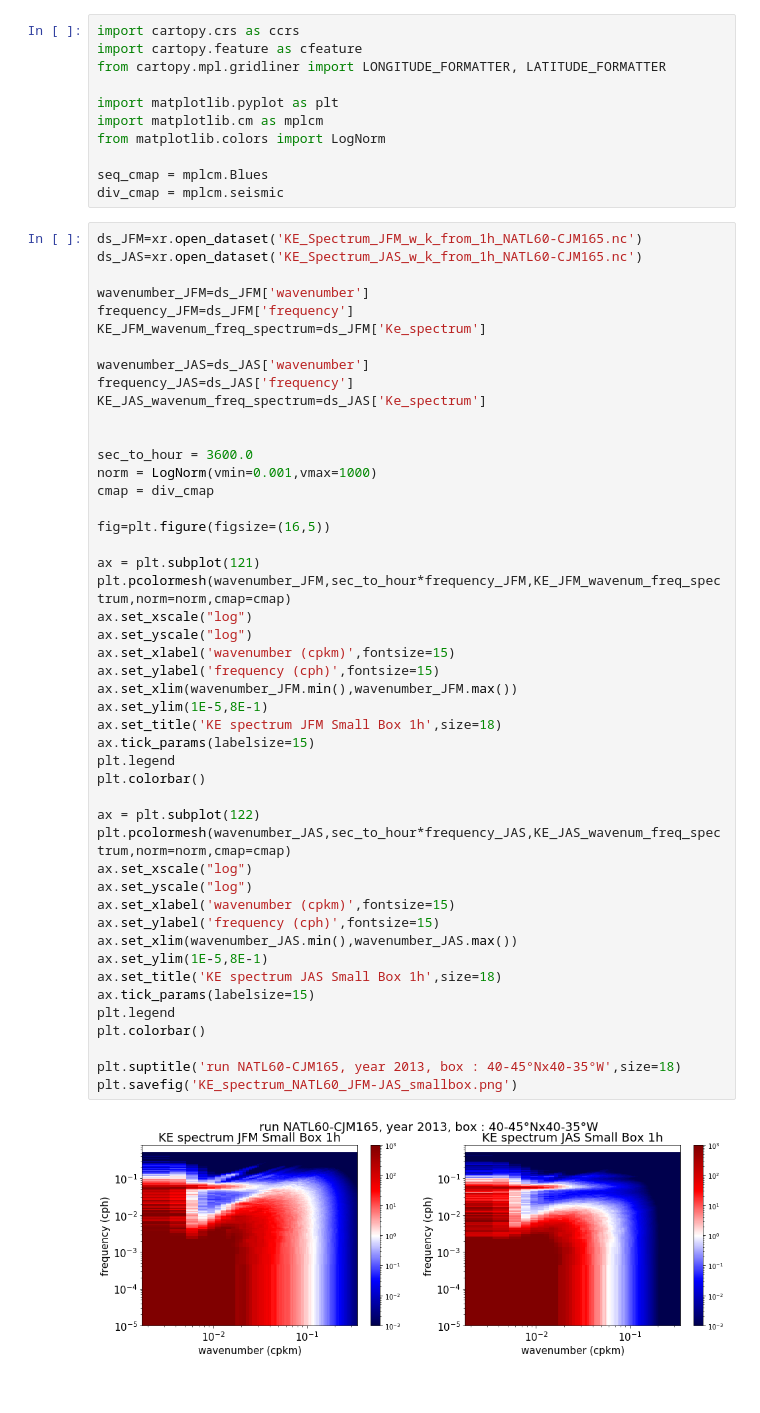
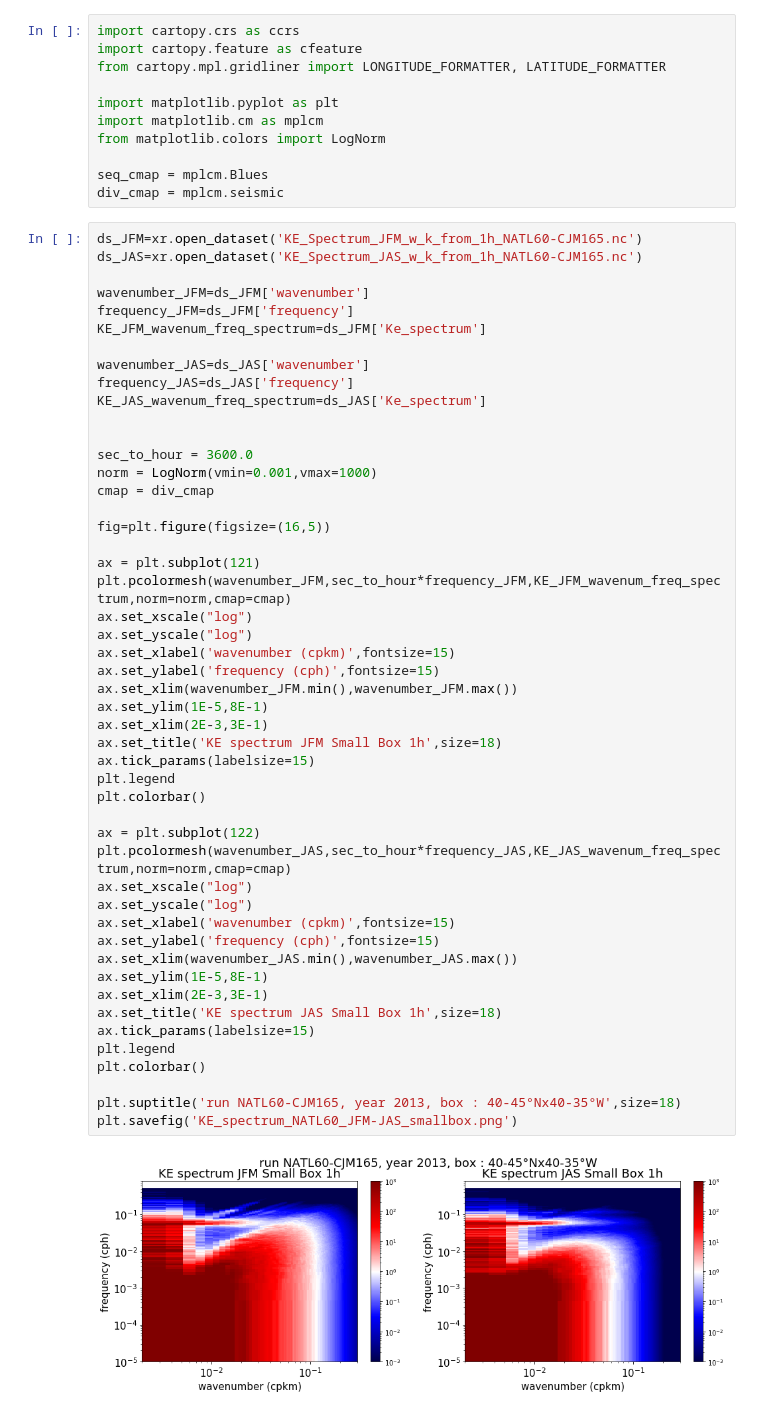
Before and after one commit to auraoupa/diags-freq-wavenumber, a Jupyter notebook: 2019-06-07-AA-KE-spectrum-wavenumber-diag-NATL60-plot-only.ipynb, the cells around one changed output. Cells and saved outputs as stored; diff of their text form.

```diff
--- a/2019-06-07-AA-KE-spectrum-wavenumber-diag-NATL60-plot-only.ipynb
+++ b/2019-06-07-AA-KE-spectrum-wavenumber-diag-NATL60-plot-only.ipynb
@@ -35,31 +35,33 @@ fig=plt.figure(figsize=(16,5))
 
 ax = plt.subplot(121)
 plt.pcolormesh(wavenumber_JFM,sec_to_hour*frequency_JFM,KE_JFM_wavenum_freq_spectrum,norm=norm,cmap=cmap)
 ax.set_xscale("log")
 ax.set_yscale("log")
 ax.set_xlabel('wavenumber (cpkm)',fontsize=15)
 ax.set_ylabel('frequency (cph)',fontsize=15)
 ax.set_xlim(wavenumber_JFM.min(),wavenumber_JFM.max())
 ax.set_ylim(1E-5,8E-1)
+ax.set_xlim(2E-3,3E-1)
 ax.set_title('KE spectrum JFM Small Box 1h',size=18)
 ax.tick_params(labelsize=15)
 plt.legend
 plt.colorbar()
 
 ax = plt.subplot(122)
 plt.pcolormesh(wavenumber_JAS,sec_to_hour*frequency_JAS,KE_JAS_wavenum_freq_spectrum,norm=norm,cmap=cmap)
 ax.set_xscale("log")
 ax.set_yscale("log")
 ax.set_xlabel('wavenumber (cpkm)',fontsize=15)
 ax.set_ylabel('frequency (cph)',fontsize=15)
 ax.set_xlim(wavenumber_JAS.min(),wavenumber_JAS.max())
 ax.set_ylim(1E-5,8E-1)
+ax.set_xlim(2E-3,3E-1)
 ax.set_title('KE spectrum JAS Small Box 1h',size=18)
 ax.tick_params(labelsize=15)
 plt.legend
 plt.colorbar()
 
 plt.suptitle('run NATL60-CJM165, year 2013, box : 40-45°Nx40-35°W',size=18)
 plt.savefig('KE_spectrum_NATL60_JFM-JAS_smallbox.png')
 # %% [output]
-[figure, old version]
+[figure, new version]
```
Also changed, not shown: 4 other files.
